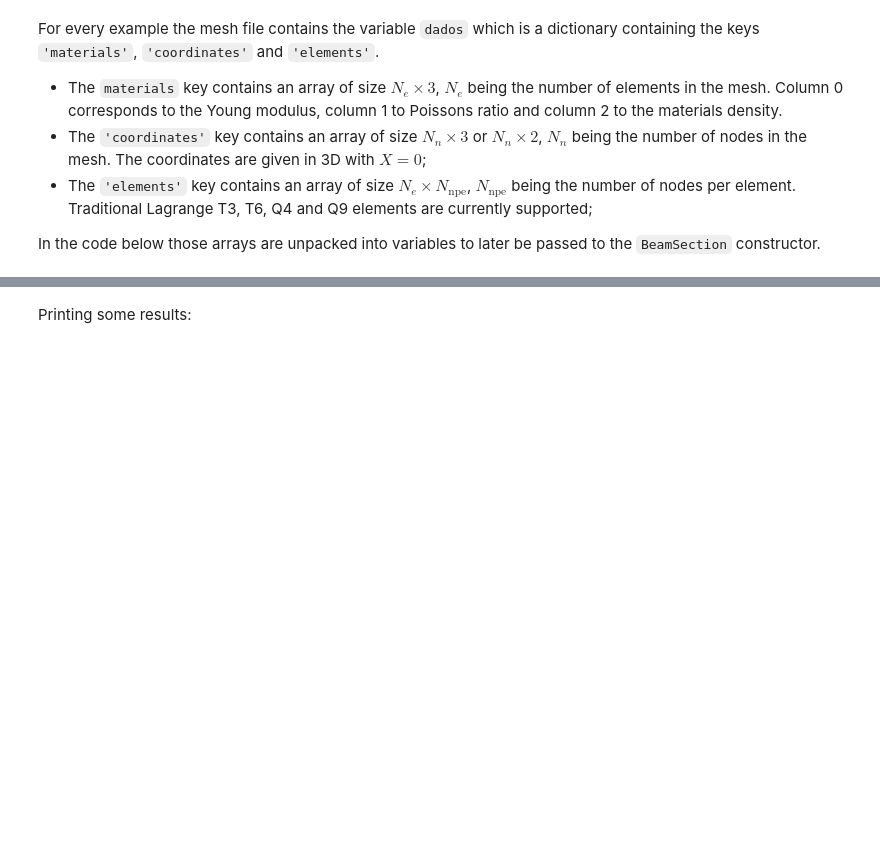
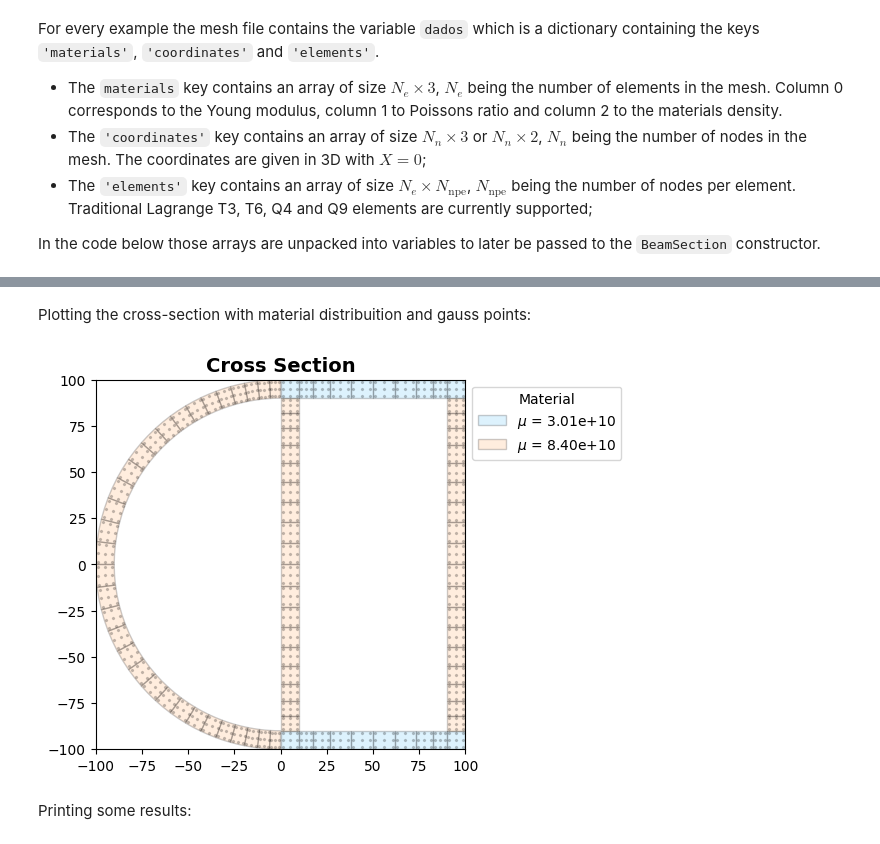
Before and after one commit to tiagoburiol/fb.beamSection, a Jupyter notebook: notebooks/multicell_profile_example.ipynb, the cells around one changed output, grey strips where cells are left out. Drawn from its saved outputs; the diff is of its cells as text; code cells hidden in the pictures; blank space fills up the shorter version.

```diff
--- a/notebooks/multicell_profile_example.ipynb
+++ b/notebooks/multicell_profile_example.ipynb
@@ -90,3 +90,9 @@ Torsional constant integration time: 0.114 seconds
+# %% [markdown]
+Plotting the cross-section with material distribuition and gauss points:
+# %%
+fig, ax = sec.plotSec(showElemLabel=False,showNodeLabel=False, showGaussPoints=True)
+# %% [output]
+[figure, added]
 # %% [markdown]
 Printing some results:
 # %%
```
Also changed, not shown: parts of 9 cells of this notebook.
